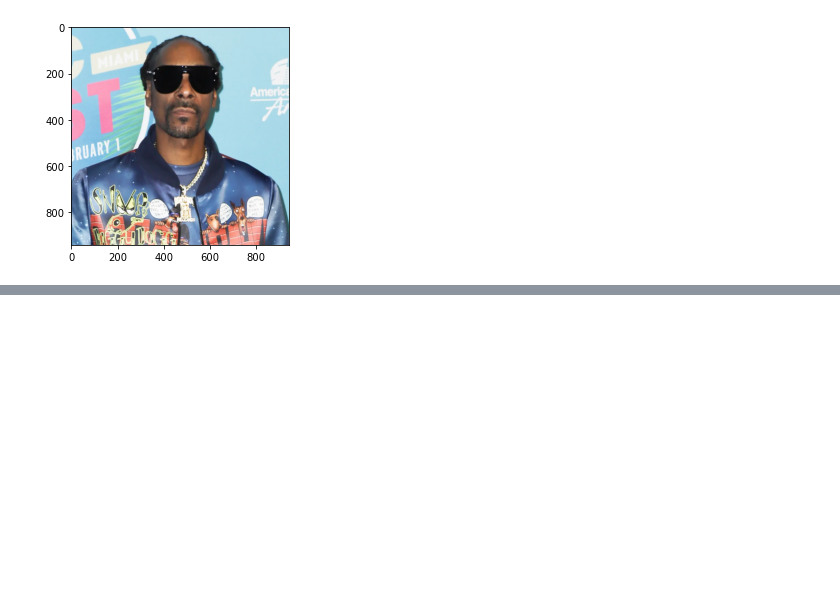
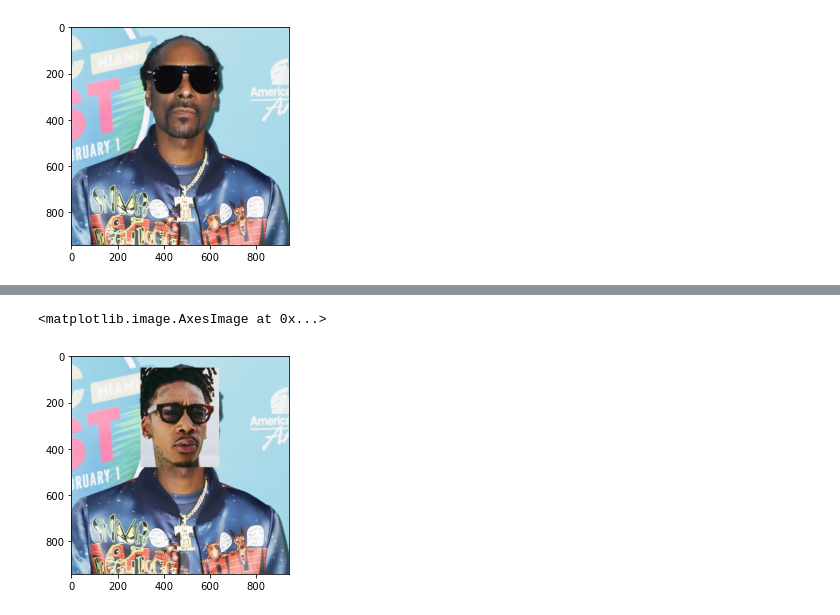
Before and after one commit to Rohan-jerry/opencv_practical, a Jupyter notebook: Task-4.ipynb, the cells around one changed output, grey strips where cells are left out. Saved outputs shown, nothing was run; the diff lists cells and outputs as text; code cells hidden in the pictures; blank space fills up the shorter version.

```diff
--- a/Task-4.ipynb
+++ b/Task-4.ipynb
@@ -123,0 +148,6 @@ image1_crop = image1[]
+# %%
+image2[50:480,300:640,:] = image1_crop
+plot.imshow(image2)
+# %% [output]
+<matplotlib.image.AxesImage at 0x...>
+[figure, added]
```
Also changed, not shown: parts of 15 cells of this notebook.
